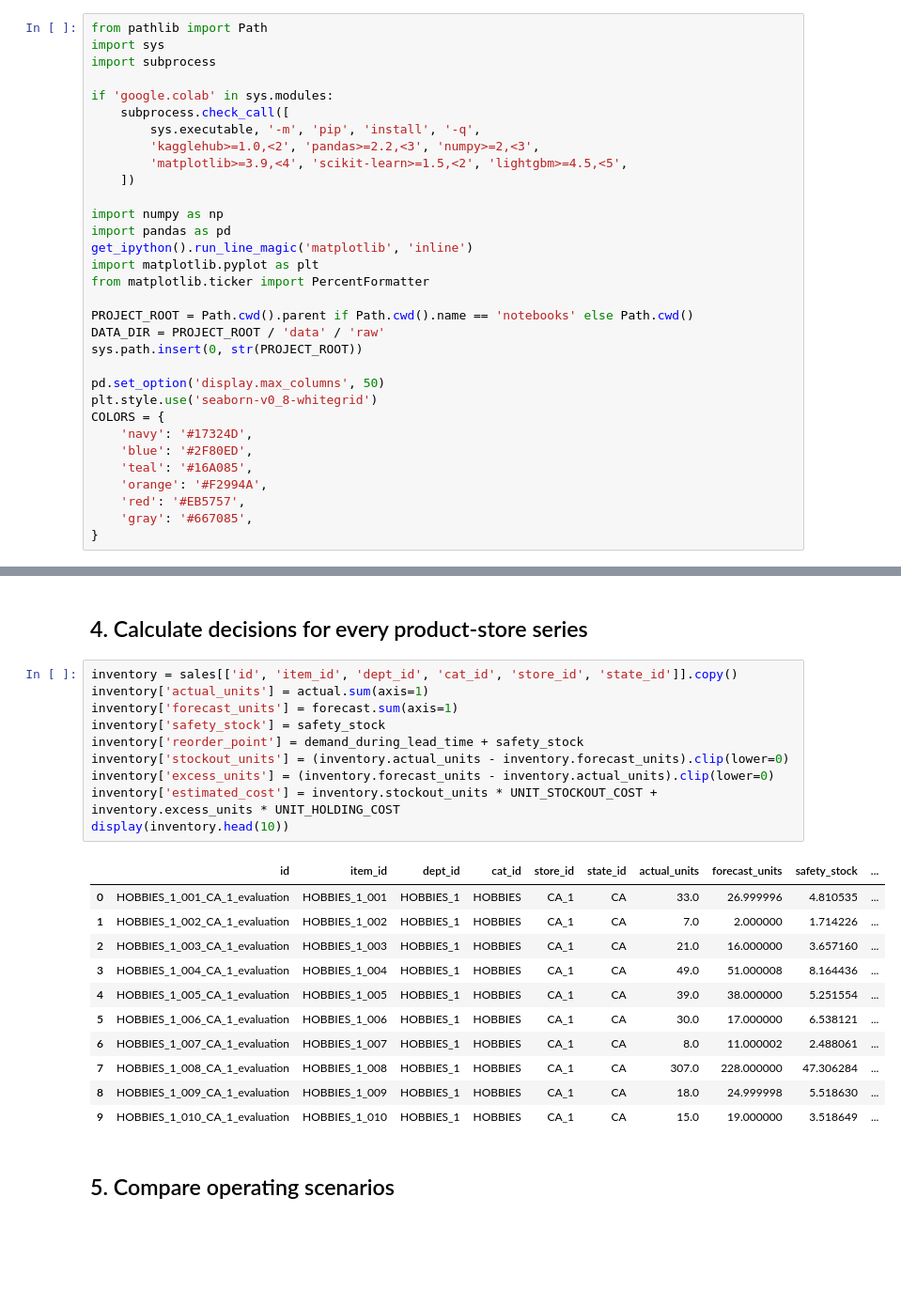
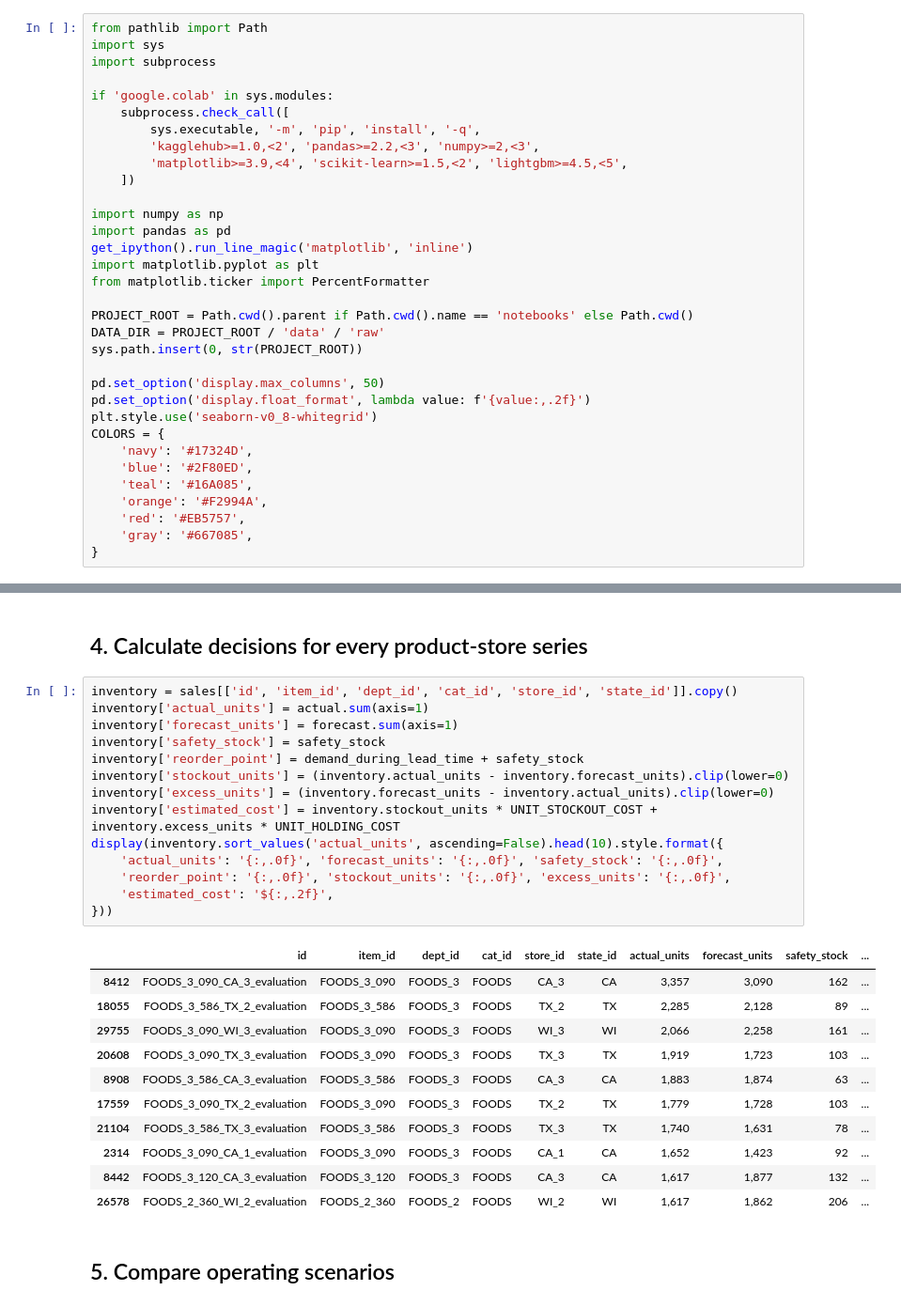
Before and after one commit to ericmavigo/retail-demand-forecasting, a Jupyter notebook: notebooks/04_inventory_decisions.ipynb, the cells around one changed output, grey strips where cells are left out. Shown at 94% size. Drawn from its saved outputs; the diff is of its cells as text; blank space fills up the shorter version.

```diff
--- a/notebooks/04_inventory_decisions.ipynb
+++ b/notebooks/04_inventory_decisions.ipynb
@@ -31,6 +31,7 @@ DATA_DIR = PROJECT_ROOT / 'data' / 'raw'
 sys.path.insert(0, str(PROJECT_ROOT))
 
 pd.set_option('display.max_columns', 50)
+pd.set_option('display.float_format', lambda value: f'{value:,.2f}')
 plt.style.use('seaborn-v0_8-whitegrid')
 COLORS = {
     'navy': '#17324D',
@@ -127,25 +128,29 @@ demand_during_lead_time = forecast[:, :LEAD_TIME_DAYS].sum(axis=1)
 # %%
 inventory = sales[['id', 'item_id', 'dept_id', 'cat_id', 'store_id', 'state_id']].copy()
 inventory['actual_units'] = actual.sum(axis=1)
 inventory['forecast_units'] = forecast.sum(axis=1)
 inventory['safety_stock'] = safety_stock
 inventory['reorder_point'] = demand_during_lead_time + safety_stock
 inventory['stockout_units'] = (inventory.actual_units - inventory.forecast_units).clip(lower=0)
 inventory['excess_units'] = (inventory.forecast_units - inventory.actual_units).clip(lower=0)
 inventory['estimated_cost'] = inventory.stockout_units * UNIT_STOCKOUT_COST + inventory.excess_units * UNIT_HOLDING_COST
-display(inventory.head(10))
+display(inventory.sort_values('actual_units', ascending=False).head(10).style.format({
+    'actual_units': '{:,.0f}', 'forecast_units': '{:,.0f}', 'safety_stock': '{:,.0f}',
+    'reorder_point': '{:,.0f}', 'stockout_units': '{:,.0f}', 'excess_units': '{:,.0f}',
+    'estimated_cost': '${:,.2f}',
+}))
 # %% [output]
 |  | id | item_id | dept_id | cat_id | store_id | state_id | actual_units | forecast_units | safety_stock | ... |
-| 0 | HOBBIES_1_001_CA_1_evaluation | HOBBIES_1_001 | HOBBIES_1 | HOBBIES | CA_1 | CA | 33.0 | 26.999996 | 4.810535 | ... |
-| 1 | HOBBIES_1_002_CA_1_evaluation | HOBBIES_1_002 | HOBBIES_1 | HOBBIES | CA_1 | CA | 7.0 | 2.000000 | 1.714226 | ... |
-| 2 | HOBBIES_1_003_CA_1_evaluation | HOBBIES_1_003 | HOBBIES_1 | HOBBIES | CA_1 | CA | 21.0 | 16.000000 | 3.657160 | ... |
-| 3 | HOBBIES_1_004_CA_1_evaluation | HOBBIES_1_004 | HOBBIES_1 | HOBBIES | CA_1 | CA | 49.0 | 51.000008 | 8.164436 | ... |
-| 4 | HOBBIES_1_005_CA_1_evaluation | HOBBIES_1_005 | HOBBIES_1 | HOBBIES | CA_1 | CA | 39.0 | 38.000000 | 5.251554 | ... |
-| 5 | HOBBIES_1_006_CA_1_evaluation | HOBBIES_1_006 | HOBBIES_1 | HOBBIES | CA_1 | CA | 30.0 | 17.000000 | 6.538121 | ... |
-| 6 | HOBBIES_1_007_CA_1_evaluation | HOBBIES_1_007 | HOBBIES_1 | HOBBIES | CA_1 | CA | 8.0 | 11.000002 | 2.488061 | ... |
-| 7 | HOBBIES_1_008_CA_1_evaluation | HOBBIES_1_008 | HOBBIES_1 | HOBBIES | CA_1 | CA | 307.0 | 228.000000 | 47.306284 | ... |
-| 8 | HOBBIES_1_009_CA_1_evaluation | HOBBIES_1_009 | HOBBIES_1 | HOBBIES | CA_1 | CA | 18.0 | 24.999998 | 5.518630 | ... |
-| 9 | HOBBIES_1_010_CA_1_evaluation | HOBBIES_1_010 | HOBBIES_1 | HOBBIES | CA_1 | CA | 15.0 | 19.000000 | 3.518649 | ... |
+| 8412 | FOODS_3_090_CA_3_evaluation | FOODS_3_090 | FOODS_3 | FOODS | CA_3 | CA | 3,357 | 3,090 | 162 | ... |
+| 18055 | FOODS_3_586_TX_2_evaluation | FOODS_3_586 | FOODS_3 | FOODS | TX_2 | TX | 2,285 | 2,128 | 89 | ... |
+| 29755 | FOODS_3_090_WI_3_evaluation | FOODS_3_090 | FOODS_3 | FOODS | WI_3 | WI | 2,066 | 2,258 | 161 | ... |
+| 20608 | FOODS_3_090_TX_3_evaluation | FOODS_3_090 | FOODS_3 | FOODS | TX_3 | TX | 1,919 | 1,723 | 103 | ... |
+| 8908 | FOODS_3_586_CA_3_evaluation | FOODS_3_586 | FOODS_3 | FOODS | CA_3 | CA | 1,883 | 1,874 | 63 | ... |
+| 17559 | FOODS_3_090_TX_2_evaluation | FOODS_3_090 | FOODS_3 | FOODS | TX_2 | TX | 1,779 | 1,728 | 103 | ... |
+| 21104 | FOODS_3_586_TX_3_evaluation | FOODS_3_586 | FOODS_3 | FOODS | TX_3 | TX | 1,740 | 1,631 | 78 | ... |
+| 2314 | FOODS_3_090_CA_1_evaluation | FOODS_3_090 | FOODS_3 | FOODS | CA_1 | CA | 1,652 | 1,423 | 92 | ... |
+| 8442 | FOODS_3_120_CA_3_evaluation | FOODS_3_120 | FOODS_3 | FOODS | CA_3 | CA | 1,617 | 1,877 | 132 | ... |
+| 26578 | FOODS_2_360_WI_2_evaluation | FOODS_2_360 | FOODS_2 | FOODS | WI_2 | WI | 1,617 | 1,862 | 206 | ... |
 # %% [markdown]
 ## 5. Compare operating scenarios
 # %%
```
Also changed, not shown: parts of 1 cell of this notebook, 4 other files.
